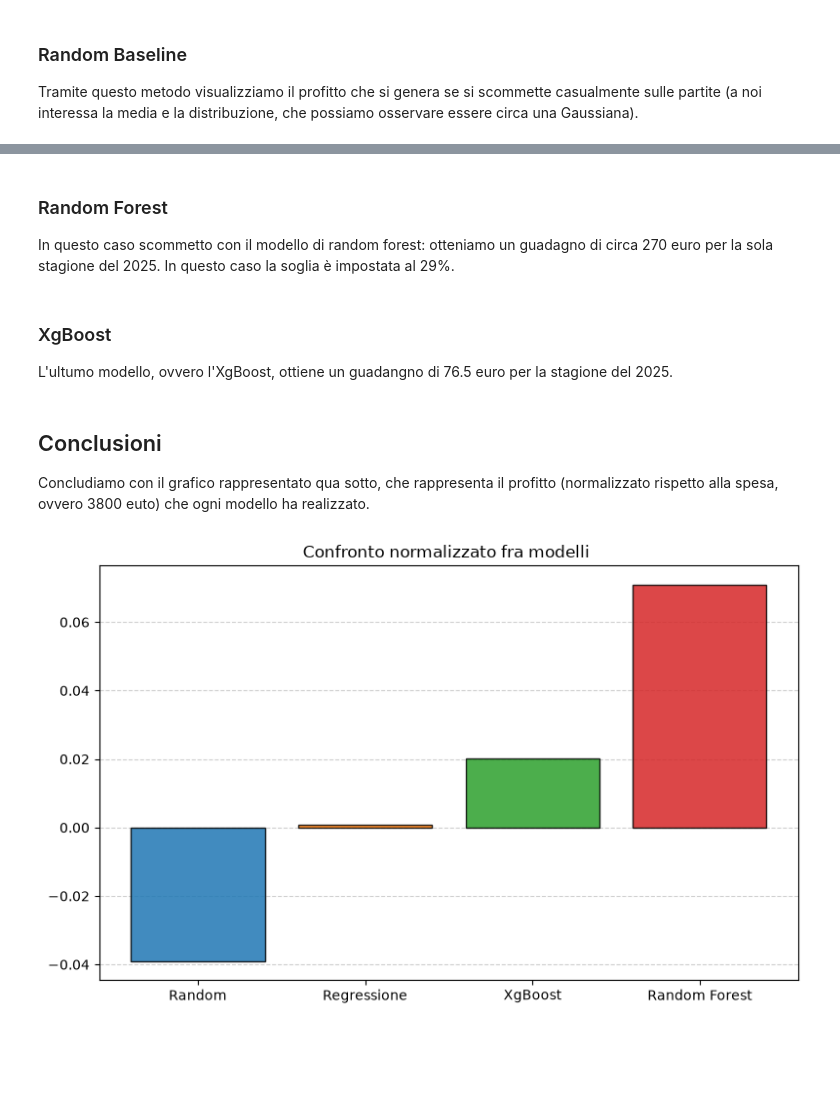
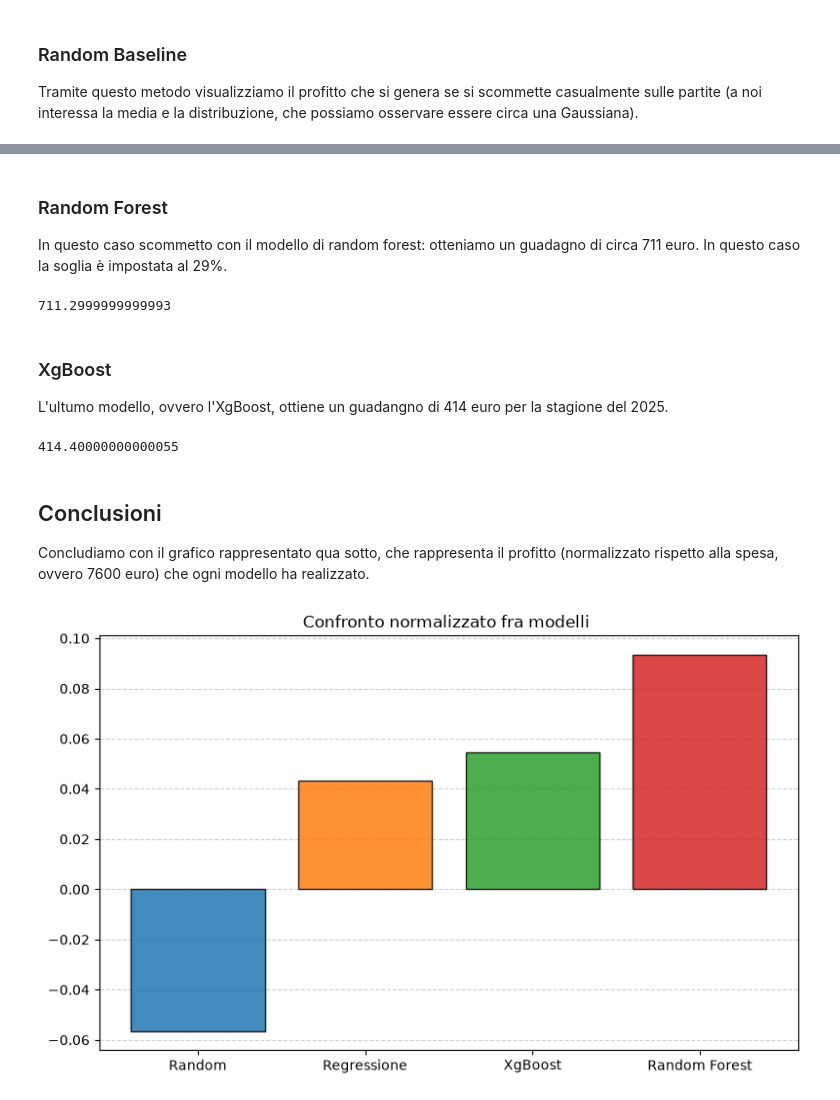
Before and after one commit to Lucaseraaa/sports-game-outcome-predictor, a Jupyter notebook: notebook/backtest.ipynb, the cells around one changed output, grey strips where cells are left out. Saved outputs shown, nothing was run; the diff lists cells and outputs as text; code cells hidden in the pictures; blank space fills up the shorter version.

Commit message:
Aggiunta stagione di test e correzione errori

```diff
--- a/notebook/backtest.ipynb
+++ b/notebook/backtest.ipynb
@@ -221,7 +218,7 @@ class Backtest:
 ## Utilizzo dei modelli
 Applichiamo adesso le strategie precedentemente definite ai modelli che abbiamo esportato dal notebook [results-prediction-model.ipynb](notebook/results-prediction-model.ipynb).
 # %%
-bt = Backtest(merged_dataset, 2025)
+bt = Backtest(merged_dataset)
 # %% [markdown]
 ### Random Baseline
 Tramite questo metodo visualizziamo il profitto che si genera se si scommette casualmente sulle partite (a noi interessa la media e la distribuzione, che possiamo osservare essere circa una Gaussiana).
@@ -239,34 +239,40 @@ profit_reg = bt.scikit_model("static/models/linear_model.joblib", ["WinStreak",
 # %% [markdown]
 ### Random Forest
-In questo caso scommetto con il modello di random forest: otteniamo un guadagno di circa 270 euro per la sola stagione del 2025. In questo caso la soglia è impostata al 29%.
+In questo caso scommetto con il modello di random forest: otteniamo un guadagno di circa 711 euro. In questo caso la soglia è impostata al 29%.
 # %%
 profit_random_forest = bt.scikit_model("static/models/random_forest_model.joblib", ["Value", "Z_Wins_Season", "Abs_Value_Difference"], 0.29)
+print(profit_random_forest)
+# %% [output]
+711.2999999999993
 # %% [markdown]
 ### XgBoost
-L'ultumo modello, ovvero l'XgBoost, ottiene un guadangno di 76.5 euro per la stagione del 2025.
+L'ultumo modello, ovvero l'XgBoost, ottiene un guadangno di 414 euro per la stagione del 2025.
 # %%
 profit_xgboost = bt.scikit_model("static/models/random_xgboost_model.joblib", ["Value", "Z_Wins_Season", "Abs_Value_Difference"], 0.29)
+print(profit_xgboost)
+# %% [output]
+414.40000000000055
 # %% [markdown]
 ## Conclusioni
-Concludiamo con il grafico rappresentato qua sotto, che rappresenta il profitto (normalizzato rispetto alla spesa, ovvero 3800 euto) che ogni modello ha realizzato.
+Concludiamo con il grafico rappresentato qua sotto, che rappresenta il profitto (normalizzato rispetto alla spesa, ovvero 7600 euro) che ogni modello ha realizzato.
 # %%
 import matplotlib.pyplot as plt
 
 # Modelli e valori
 modelli = ['Random', 'Regressione', 'XgBoost', 'Random Forest']
-valori = np.array([mean_profit_baseline, profit_reg, profit_xgboost, profit_random_forest]) / 3800
+valori = np.array([mean_profit_baseline, profit_reg, profit_xgboost, profit_random_forest]) / 7600
 
 fig, ax = plt.subplots(figsize=(8, 5))
 
 ax.bar(modelli, valori, color=['#1f77b4', '#ff7f0e', '#2ca02c', '#d62728'], edgecolor='black', alpha=0.85)
 
 
 ax.set_title("Confronto normalizzato fra modelli ")
 
 ax.yaxis.grid(True, linestyle='--', alpha=0.6, zorder=0)
 ax.set_axisbelow(True)
 
 plt.tight_layout()
 plt.show()
 # %% [output]
-[figure, old version]
+[figure, new version]
```
Also changed, not shown: parts of 5 cells of this notebook.
